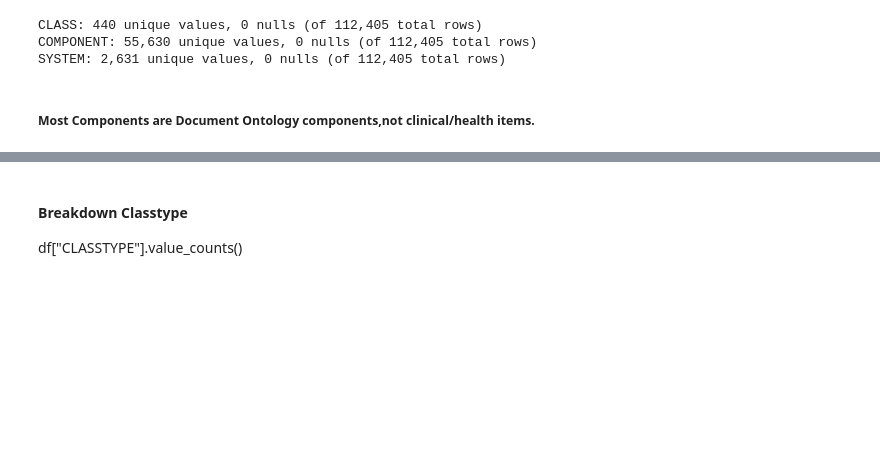
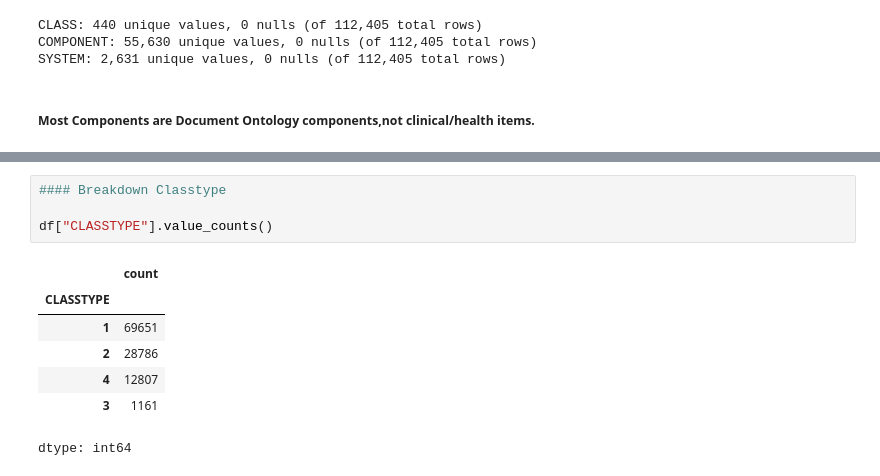
Before and after one commit to BarryDeCicco/Dimensional_Reduction, a Jupyter notebook: LOINC.ipynb, the cells around one changed output, grey strips where cells are left out. Drawn from its saved outputs; the diff is of its cells as text; blank space fills up the shorter version.

```diff
--- a/LOINC.ipynb
+++ b/LOINC.ipynb
@@ -71,4 +73,12 @@ dtype: int64
-# %% [markdown]
-#### Breakdown Classtype
-
-df["CLASSTYPE"].value_counts()
+# %%
+#### Breakdown Classtype
+
+df["CLASSTYPE"].value_counts()
+# %% [output]
+|  | count |
+| CLASSTYPE |  |
+| 1 | 69651 |
+| 2 | 28786 |
+| 4 | 12807 |
+| 3 | 1161 |
+dtype: int64
```
Also changed, not shown: parts of 5 cells of this notebook.
